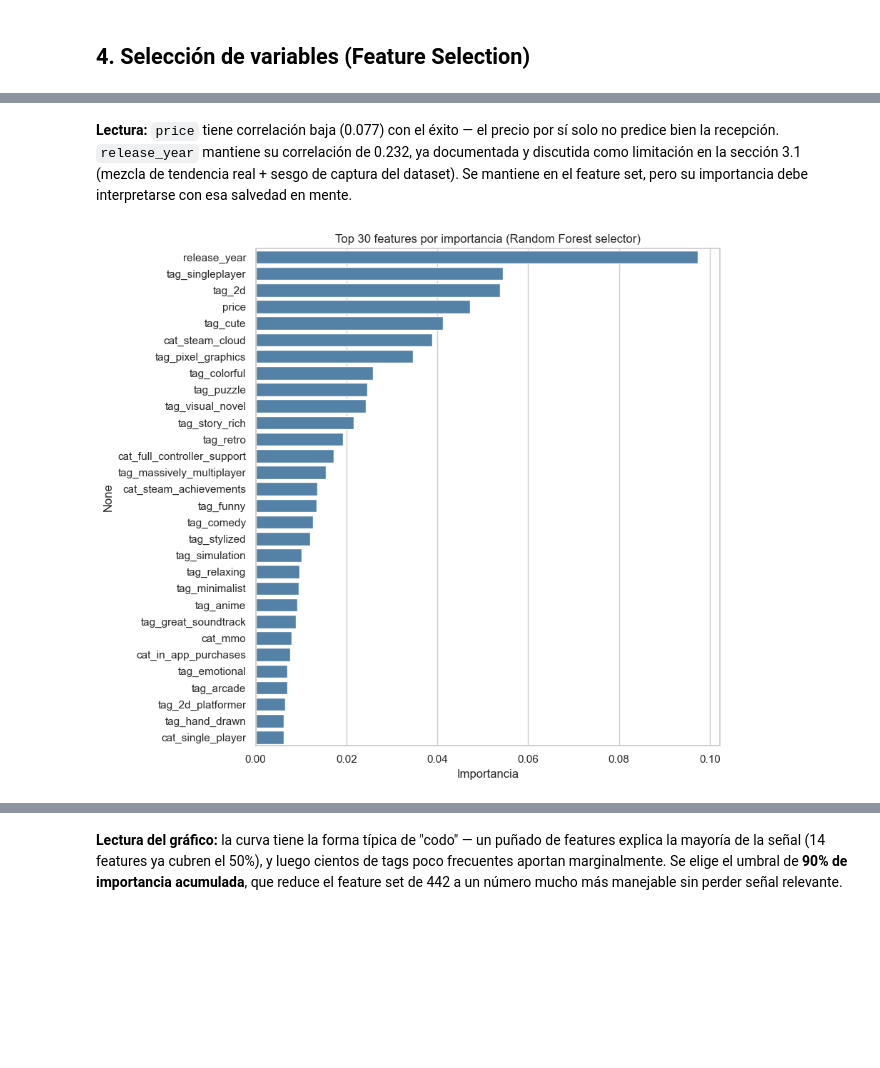
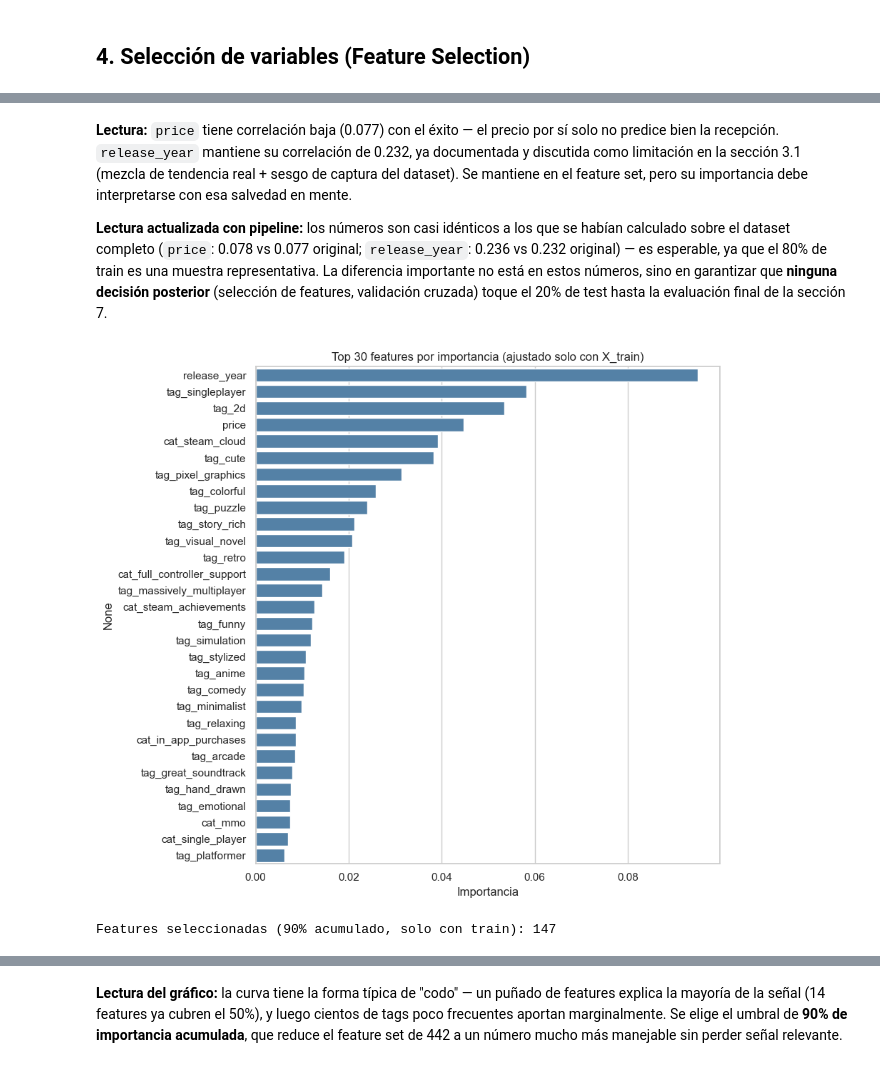
Before and after one commit to HichiroXD/Proyecto_IA_1, a Jupyter notebook: notebook/steam_analysis.ipynb, the cells around one changed output, grey strips where cells are left out. Drawn from its saved outputs; the diff is of its cells as text; code cells hidden in the pictures; blank space fills up the shorter version.

```diff
--- a/notebook/steam_analysis.ipynb
+++ b/notebook/steam_analysis.ipynb
@@ -534,24 +559,59 @@ predice bien la recepción. `release_year` mantiene su correlación de 0.232, ya
 y discutida como limitación en la sección 3.1 (mezcla de tendencia real + sesgo de captura
 del dataset). Se mantiene en el feature set, pero su importancia debe interpretarse con esa
 salvedad en mente.
+
+**Lectura actualizada con pipeline:** los números son casi idénticos a los que se habían calculado sobre el dataset
+completo (`price`: 0.078 vs 0.077 original; `release_year`: 0.236 vs 0.232 original) — es
+esperable, ya que el 80% de train es una muestra representativa. La diferencia importante no
+está en estos números, sino en garantizar que **ninguna decisión posterior** (selección de
+features, validación cruzada) toque el 20% de test hasta la evaluación final de la sección 7.
-# %%
-# Random Forest "selector": solo para rankear importancia de features, no es el modelo final
-X = df_model[FEATURES]
-y = df_model[TARGET]
-
-rf_selector = RandomForestClassifier(n_estimators=200, max_depth=10, random_state=42, n_jobs=-1)
-rf_selector.fit(X, y)
-
-importances = pd.Series(rf_selector.feature_importances_, index=FEATURES).sort_values(ascending=False)
-
-plt.figure(figsize=(9, 8))
-sns.barplot(x=importances.head(30).values, y=importances.head(30).index, color='steelblue')
-plt.title('Top 30 features por importancia (Random Forest selector)')
-plt.xlabel('Importancia')
-plt.tight_layout()
-plt.show()
-# %% [output]
-[figure, removed]
+# %%
+# Transformer personalizado: selecciona el menor conjunto de features cuya importancia
+# acumulada (medida con un Random Forest) alcanza un umbral dado. Al ser un transformer de
+# sklearn, se puede insertar dentro de un Pipeline: cuando el Pipeline se entrena con
+# cross_val_score o con .fit(X_train), el método fit() de este selector SOLO ve los datos
+# que le llegan (ej. el 80% de cada fold de CV), nunca el resto.
+class CumulativeImportanceSelector(BaseEstimator, TransformerMixin):
+    def __init__(self, cum_threshold=0.90, n_estimators=200, max_depth=10, random_state=42):
+        self.cum_threshold = cum_threshold
+        self.n_estimators = n_estimators
+        self.max_depth = max_depth
+        self.random_state = random_state
+
+    def fit(self, X, y):
+        rf = RandomForestClassifier(
+            n_estimators=self.n_estimators, max_depth=self.max_depth,
+            random_state=self.random_state, n_jobs=-1
+        )
+        rf.fit(X, y)
+        importances = pd.Series(rf.feature_importances_, index=X.columns).sort_values(ascending=False)
+        cum = importances.cumsum()
+        n_selected = (cum <= self.cum_threshold).sum() + 1
+        self.selected_features_ = importances.head(n_selected).index.tolist()
+        self.importances_ = importances
+        return self
+
+    def transform(self, X):
+        return X[self.selected_features_]
+# %%
+# Vista previa: se ajusta una instancia del selector SOLO con X_train, únicamente para
+# visualizar e interpretar qué features resultan más importantes (esto no afecta a los
+# Pipelines de la sección 5, que recalculan su propio selector internamente).
+selector_preview = CumulativeImportanceSelector(cum_threshold=0.90)
+selector_preview.fit(X_train, y_train)
+importances = selector_preview.importances_
+
+plt.figure(figsize=(9, 8))
+sns.barplot(x=importances.head(30).values, y=importances.head(30).index, color='steelblue')
+plt.title('Top 30 features por importancia (ajustado solo con X_train)')
+plt.xlabel('Importancia')
+plt.tight_layout()
+plt.show()
+
+print('Features seleccionadas (90% acumulado, solo con train):', len(selector_preview.selected_features_))
+# %% [output]
+[figure, added]
+Features seleccionadas (90% acumulado, solo con train): 147
 # %% [markdown]
 **Lectura del gráfico:** además de `release_year` y `price`, dominan tags que en la práctica
 cumplen la función de "género" que buscábamos desde el inicio: `tag_singleplayer`, `tag_2d`,
```
Also changed, not shown: parts of 21 cells of this notebook.
